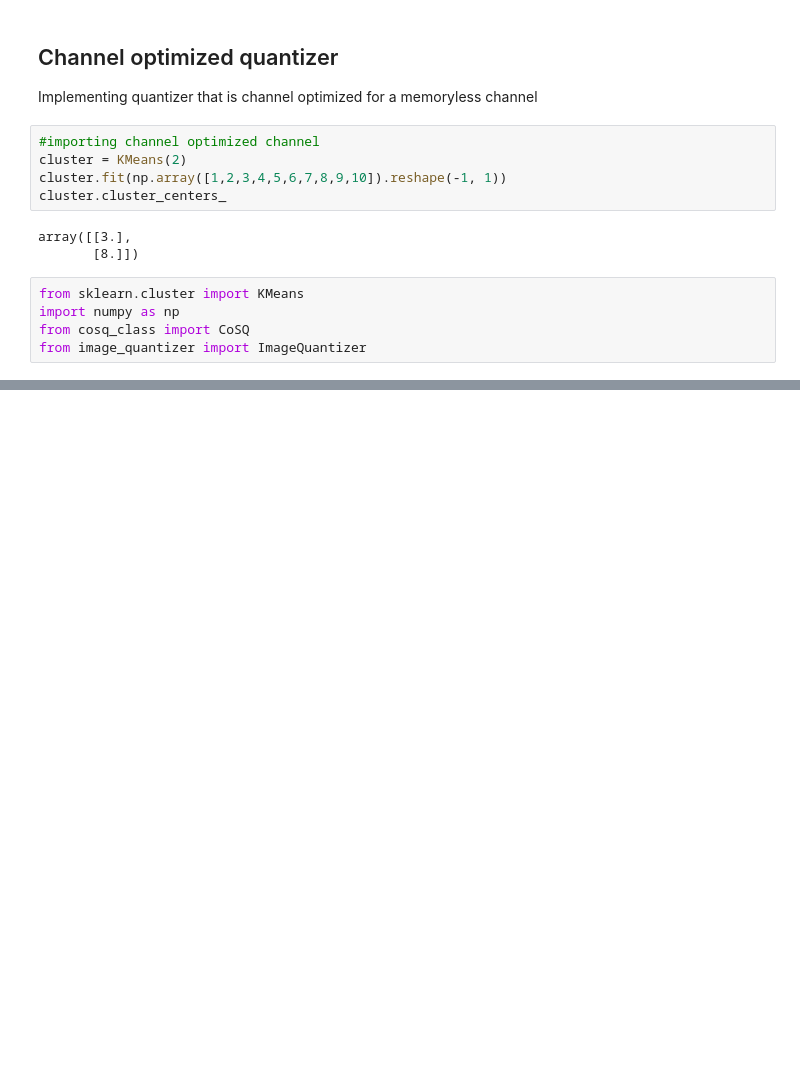
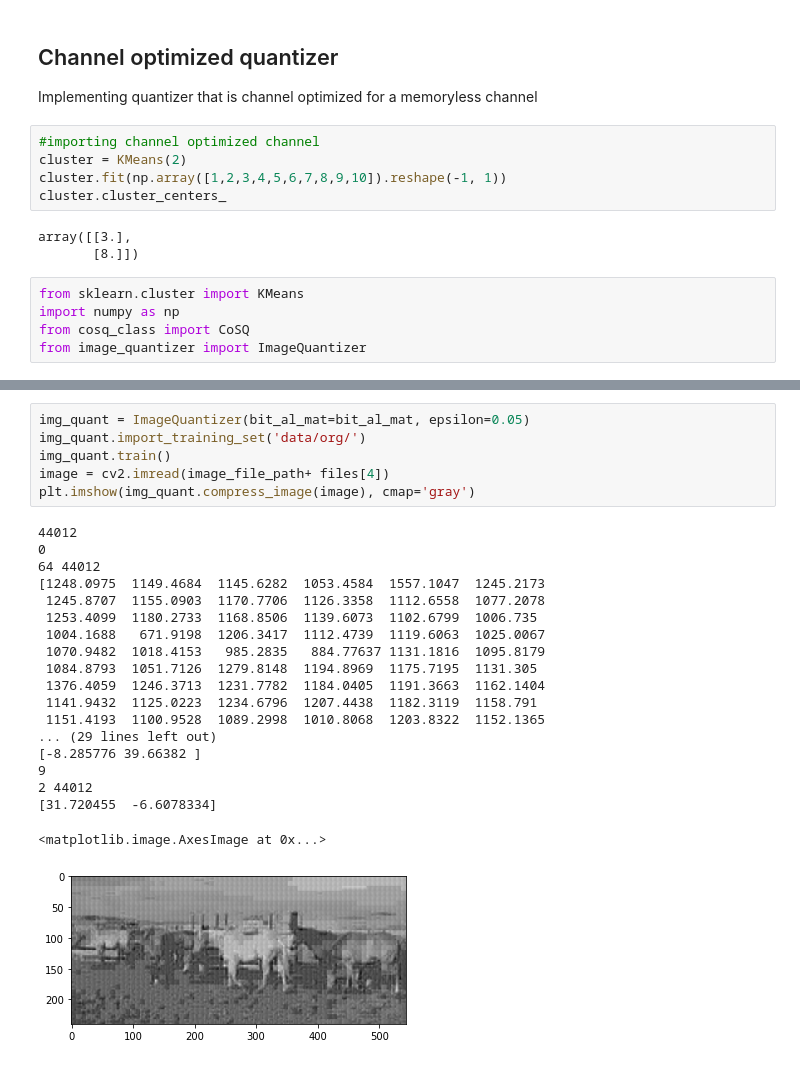
Before and after one commit to timothyliutl/MTHE-493, a Jupyter notebook: dct.ipynb, the cells around one changed output, grey strips where cells are left out. Drawn from its saved outputs; the diff is of its cells as text; blank space fills up the shorter version.

```diff
--- a/dct.ipynb
+++ b/dct.ipynb
@@ -420 +441,27 @@ plt.imshow(img_quant.compress_image(image), cmap='gray')
 [figure]
+# %%
+img_quant = ImageQuantizer(bit_al_mat=bit_al_mat, epsilon=0.05)
+img_quant.import_training_set('data/org/')
+img_quant.train()
+image = cv2.imread(image_file_path+ files[4])
+plt.imshow(img_quant.compress_image(image), cmap='gray')
+# %% [output]
+44012
+0
+64 44012
+[1248.0975  1149.4684  1145.6282  1053.4584  1557.1047  1245.2173
+ 1245.8707  1155.0903  1170.7706  1126.3358  1112.6558  1077.2078
+ 1253.4099  1180.2733  1168.8506  1139.6073  1102.6799  1006.735
+ 1004.1688   671.9198  1206.3417  1112.4739  1119.6063  1025.0067
+ 1070.9482  1018.4153   985.2835   884.77637 1131.1816  1095.8179
+ 1084.8793  1051.7126  1279.8148  1194.8969  1175.7195  1131.305
+ 1376.4059  1246.3713  1231.7782  1184.0405  1191.3663  1162.1404
+ 1141.9432  1125.0223  1234.6796  1207.4438  1182.3119  1158.791
+ 1151.4193  1100.9528  1089.2998  1010.8068  1203.8322  1152.1365
+... (29 lines left out)
+[-8.285776 39.66382 ]
+9
+2 44012
+[31.720455  -6.6078334]
+<matplotlib.image.AxesImage at 0x...>
+[figure, added]
```
Also changed, not shown: parts of 5 cells of this notebook.
